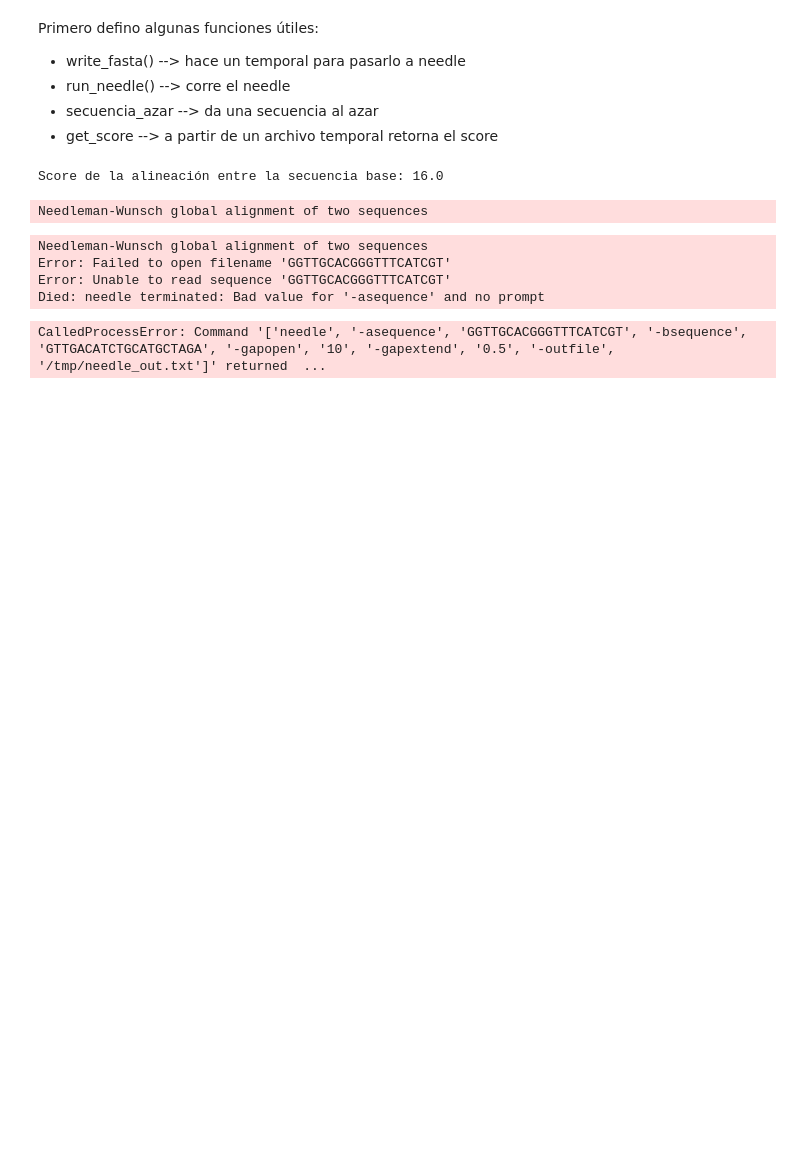
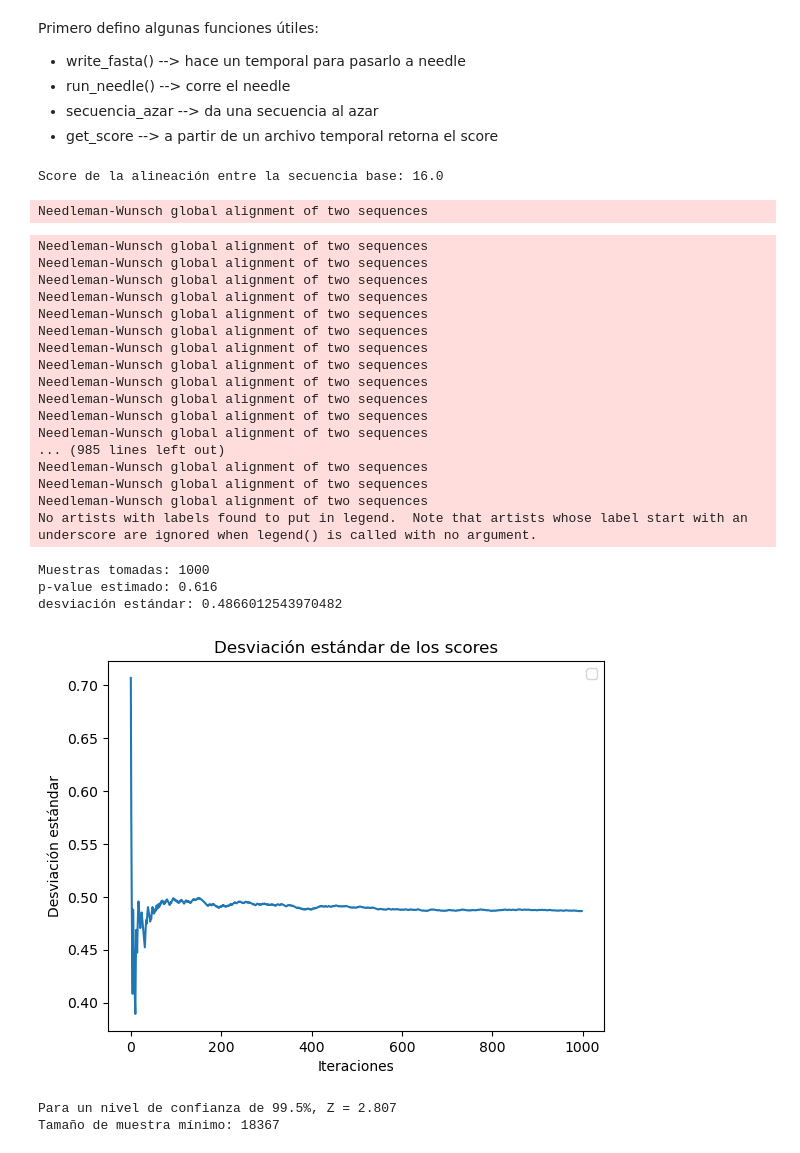
Before and after one commit to Kiki1108/p-value-alienamiento, a Jupyter notebook: notebook.ipynb, the cells around one changed output. Saved outputs shown, nothing was run; the diff lists cells and outputs as text; code cells hidden in the pictures; blank space fills up the shorter version.

```diff
--- a/notebook.ipynb
+++ b/notebook.ipynb
@@ -66,41 +66,58 @@ Needleman-Wunsch global alignment of two sequences
 # %%
 # Parámetros
 umbral_score = 16   # Es el score que nos da la secuencia base
-max_iter = 100     # Cantidad de iteraciones
+max_iter = 1000     # Cantidad de iteraciones
 
 # Inicialización
 resultados = []
 std_array = []
 media = None
 std = None
 
 for i in range(max_iter):
     seq_rand = secuencia_azar()
-    score = get_score('GCTAATCAGTGCATCGATCT', secuencia_b)
+    seq_rand_file = write_fasta(seq_rand, 'seq_rand')
+    seq_b_file = write_fasta(secuencia_b, 'seq_b')
+    score = get_score(seq_rand_file, seq_b_file)
     es_significativo = 1 if score >= umbral_score else 0
     resultados.append(es_significativo)
     if len(resultados) > 1:
         std = np.std(resultados, ddof=1)
         std_array.append(std)
 
 print(f'Muestras tomadas: {len(resultados)}')
 print(f'p-value estimado: {np.mean(resultados)}')
 print(f'desviación estándar: {std}')
 
 # Graficar std_array
 plt.plot(std_array)
 plt.xlabel('Iteraciones')
 plt.ylabel('Desviación estándar')
 plt.title('Desviación estándar de los scores')
-plt.axhline(y=umbral_std, color='r', linestyle='--', label='Umbral de std')
 plt.legend()
 plt.show()
 # %% [output]
 Needleman-Wunsch global alignment of two sequences
-Error: Failed to open filename 'GGTTGCACGGGTTTCATCGT'
-Error: Unable to read sequence 'GGTTGCACGGGTTTCATCGT'
-Died: needle terminated: Bad value for '-asequence' and no prompt
+Needleman-Wunsch global alignment of two sequences
+Needleman-Wunsch global alignment of two sequences
+Needleman-Wunsch global alignment of two sequences
+Needleman-Wunsch global alignment of two sequences
+Needleman-Wunsch global alignment of two sequences
+Needleman-Wunsch global alignment of two sequences
+Needleman-Wunsch global alignment of two sequences
+Needleman-Wunsch global alignment of two sequences
+Needleman-Wunsch global alignment of two sequences
+Needleman-Wunsch global alignment of two sequences
+Needleman-Wunsch global alignment of two sequences
+... (985 lines left out)
+Needleman-Wunsch global alignment of two sequences
+Needleman-Wunsch global alignment of two sequences
+Needleman-Wunsch global alignment of two sequences
+No artists with labels found to put in legend.  Note that artists whose label start with an underscore are ignored when legend() is called with no argument.
-CalledProcessError: Command '['needle', '-asequence', 'GGTTGCACGGGTTTCATCGT', '-bsequence', 'GTTGACATCTGCATGCTAGA', '-gapopen', '10', '-gapextend', '0.5', '-outfile', '/tmp/needle_out.txt']' returned  ...
+Muestras tomadas: 1000
+p-value estimado: 0.616
+desviación estándar: 0.4866012543970482
+[figure, added]
 # %%
 import math
 from scipy.stats import norm
@@ -110,7 +127,7 @@ confianza = 0.995
 alfa = 1 - confianza
 
 # Proporción más conservadora
-p = 0.628
+p = 0.63
 E = 0.01  # Margen de error deseado
 
 # Calcular Z usando alfa
@@ -119,4 +136,7 @@ print(f'Para un nivel de confianza de {confianza*100:.1f}%, Z = {Z:.3f}')
 
 n = (Z**2 * p * (1 - p)) / (E**2)
 print('Tamaño de muestra mínimo:', math.ceil(n))
+# %% [output]
+Para un nivel de confianza de 99.5%, Z = 2.807
+Tamaño de muestra mínimo: 18367
 # %%
```
Also changed, not shown: parts of 2 cells of this notebook.
